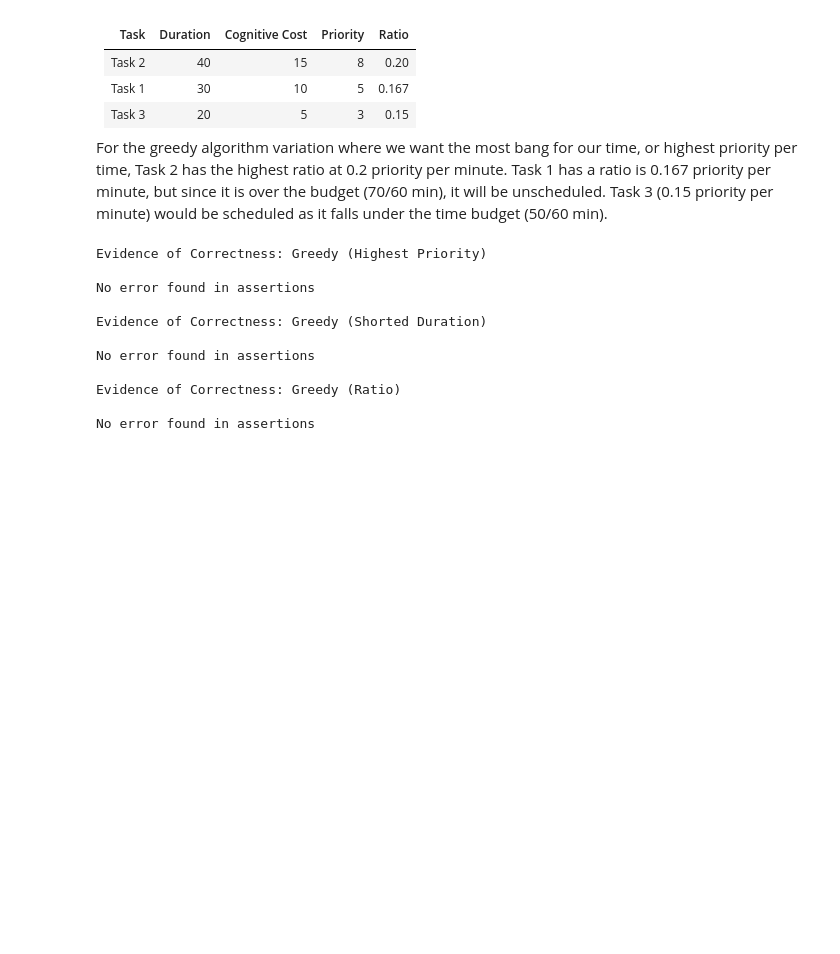
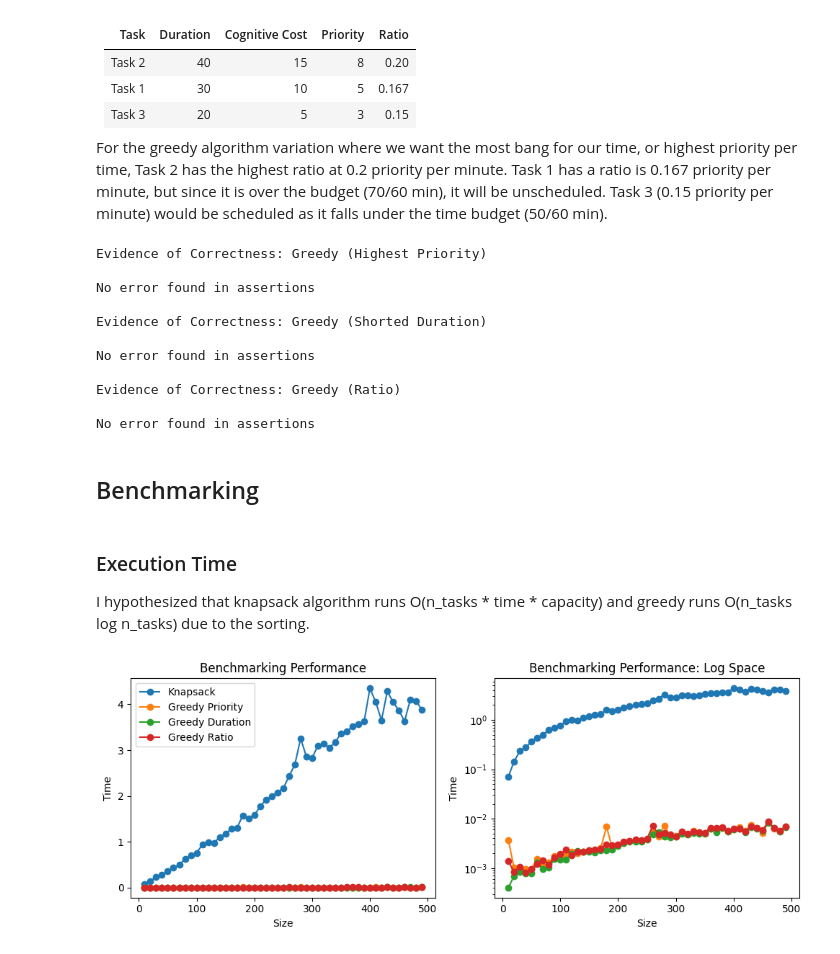
Before and after one commit to tera90223/task_optimization_dp, a Jupyter notebook: notebooks/task_optimization_analysis.ipynb, the cells around one changed output. Cells and saved outputs as stored; diff of their text form; code cells hidden in the pictures; blank space fills up the shorter version.

Commit message:
Added Benchmark, Discussion, and summary to notebook

```diff
--- a/notebooks/task_optimization_analysis.ipynb
+++ b/notebooks/task_optimization_analysis.ipynb
@@ -337,3 +339,54 @@ No error found in assertions
 Evidence of Correctness: Greedy (Ratio)
 
 No error found in assertions
+# %% [markdown]
+## Benchmarking
+# %% [markdown]
+### Execution Time
+
+I hypothesized that knapsack algorithm runs O(n_tasks * time * capacity)  and greedy runs O(n_tasks log n_tasks) due to the sorting.
+# %%
+def compute_performance_benchmarking(func, *args, **kwargs):
+    start = time.time()
+    func(*args, **kwargs)
+    end = time.time()
+    return end - start
+# %%
+# Create a list of to-do lists ranging from 10 tasks to 500 tasks
+sizes = list(range(10, 500, 10))
+knapsack_times = []
+greedy_p_times = []
+greedy_d_times = []
+greedy_r_times = []
+
+for n in sizes:
+    df = generate_dataset(n=n, seed=42)
+    knapsack_times.append(compute_performance_benchmarking(knapsack, df, 80, 240))
+    greedy_p_times.append(compute_performance_benchmarking(greedy, df, 240, 0))
+    greedy_d_times.append(compute_performance_benchmarking(greedy, df, 240, 1))
+    greedy_r_times.append(compute_performance_benchmarking(greedy, df, 240, 2))
+# %%
+# Build a figure with 1 row two columns
+fig, (ax1, ax2) = plt.subplots(1, 2, figsize=(10, 4))
+
+for ax, log in zip([ax1, ax2], [False, True]):
+    ax.plot(sizes, knapsack_times, marker="o", label="Knapsack")
+    ax.plot(sizes, greedy_p_times, marker="o", label="Greedy Priority")
+    ax.plot(sizes, greedy_d_times, marker="o", label="Greedy Duration")
+    ax.plot(sizes, greedy_r_times, marker="o", label="Greedy Ratio")
+    ax.set_xlabel('Size')
+    ax.set_ylabel('Time')
+    if log:
+        ax.set_yscale("log")
+        ax.set_title('Benchmarking Performance: Log Space')
+    else:
+        ax.set_title('Benchmarking Performance')
+        ax.legend()
+
+
+
+plt.tight_layout()
+plt.show()
+plt.close()
+# %% [output]
+[figure, added]
```
Also changed, not shown: parts of 12 cells of this notebook.
